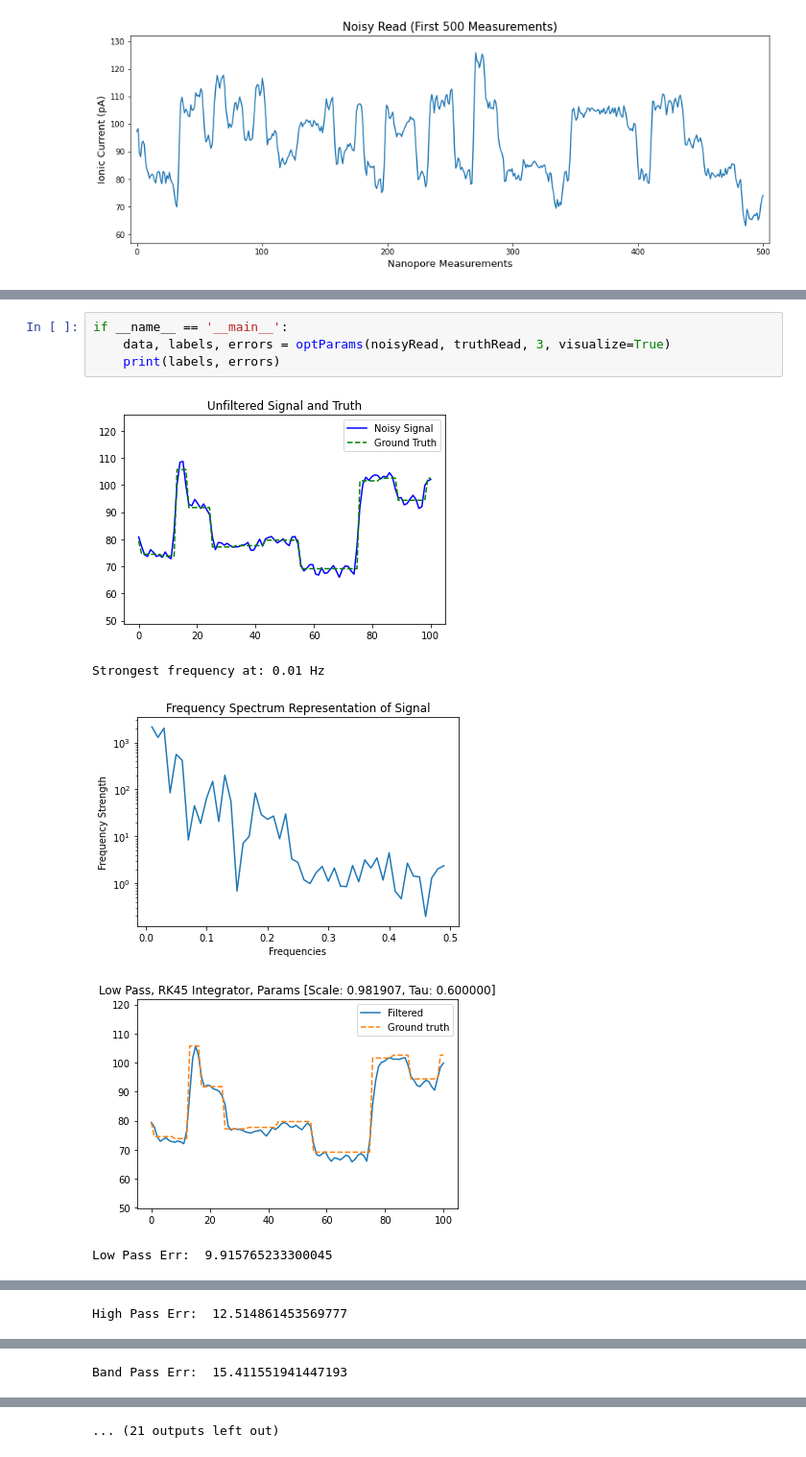
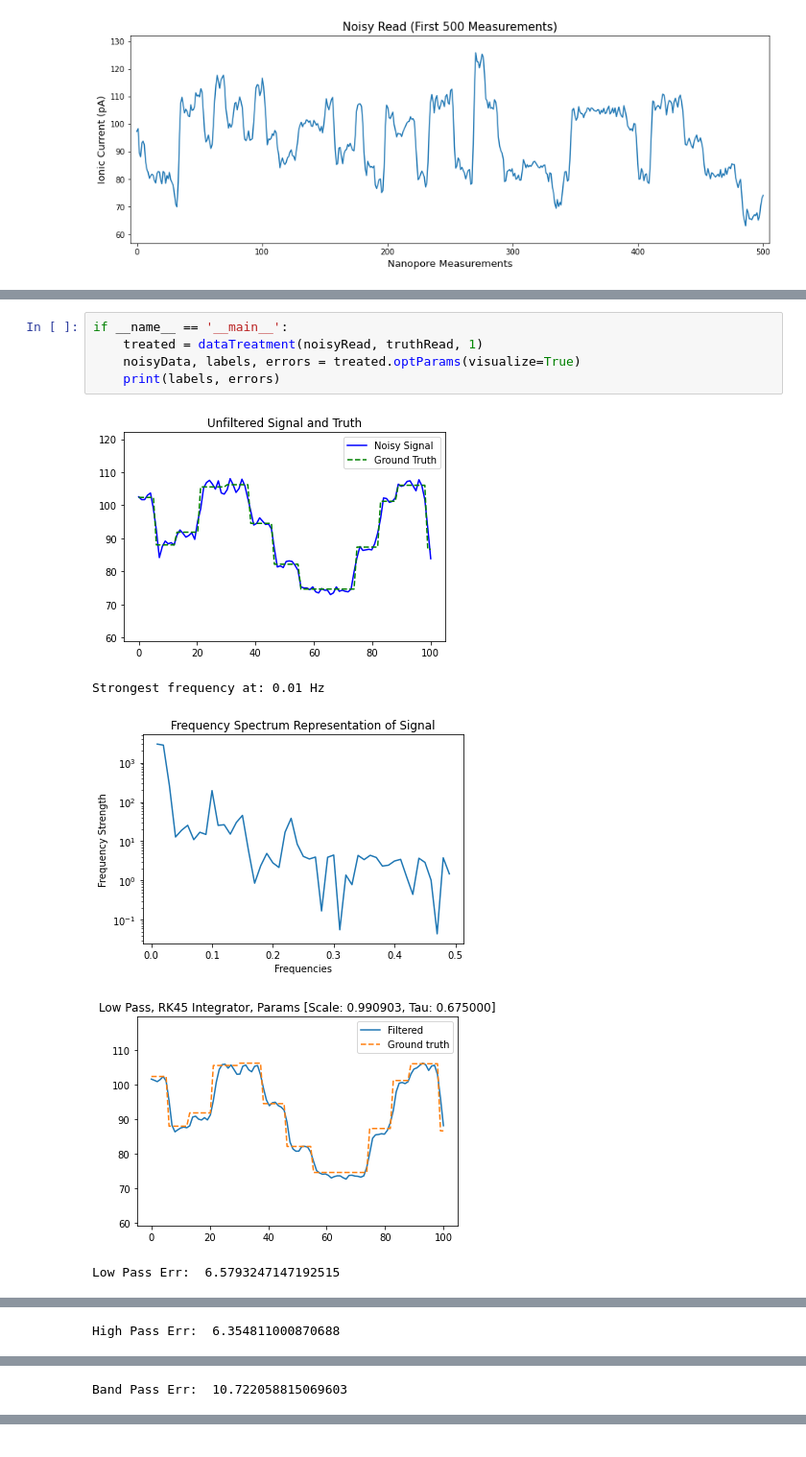
Before and after one commit to aaron-philip/NanoporeSequencingFiltering, a Jupyter notebook: notebooks/dataprocessing.ipynb, the cells around one changed output, grey strips where cells are left out. Shown at 96% size. Saved outputs shown, nothing was run; the diff lists cells and outputs as text.

```diff
--- a/notebooks/dataprocessing.ipynb
+++ b/notebooks/dataprocessing.ipynb
@@ -314,10 +396,11 @@ The actual filtering takes place largely "under the hood" so very little user in
 # %%
 if __name__ == '__main__':
-    data, labels, errors = optParams(noisyRead, truthRead, 3, visualize=True)
+    treated = dataTreatment(noisyRead, truthRead, 1)
+    noisyData, labels, errors = treated.optParams(visualize=True)
     print(labels, errors)
 # %% [output]
-[figure, old version]
+[figure, new version]
 Strongest frequency at: 0.01 Hz
-[figure, old version]
+[figure, new version]
-[figure, old version]
+[figure, new version]
-Low Pass Err:  9.915765233300045
+Low Pass Err:  6.5793247147192515
@@ -325 +408 @@ Low Pass Err:  9.915765233300045
-High Pass Err:  12.514861453569777
+High Pass Err:  6.354811000870688
@@ -327 +410 @@ High Pass Err:  12.514861453569777
-Band Pass Err:  15.411551941447193
+Band Pass Err:  10.722058815069603
@@ -331 +413,0 @@ Bandworth Low Pass Err:  5.4088484053625345
-... (21 outputs left out)
```
Also changed, not shown: parts of 6 cells of this notebook, 2 other files.
